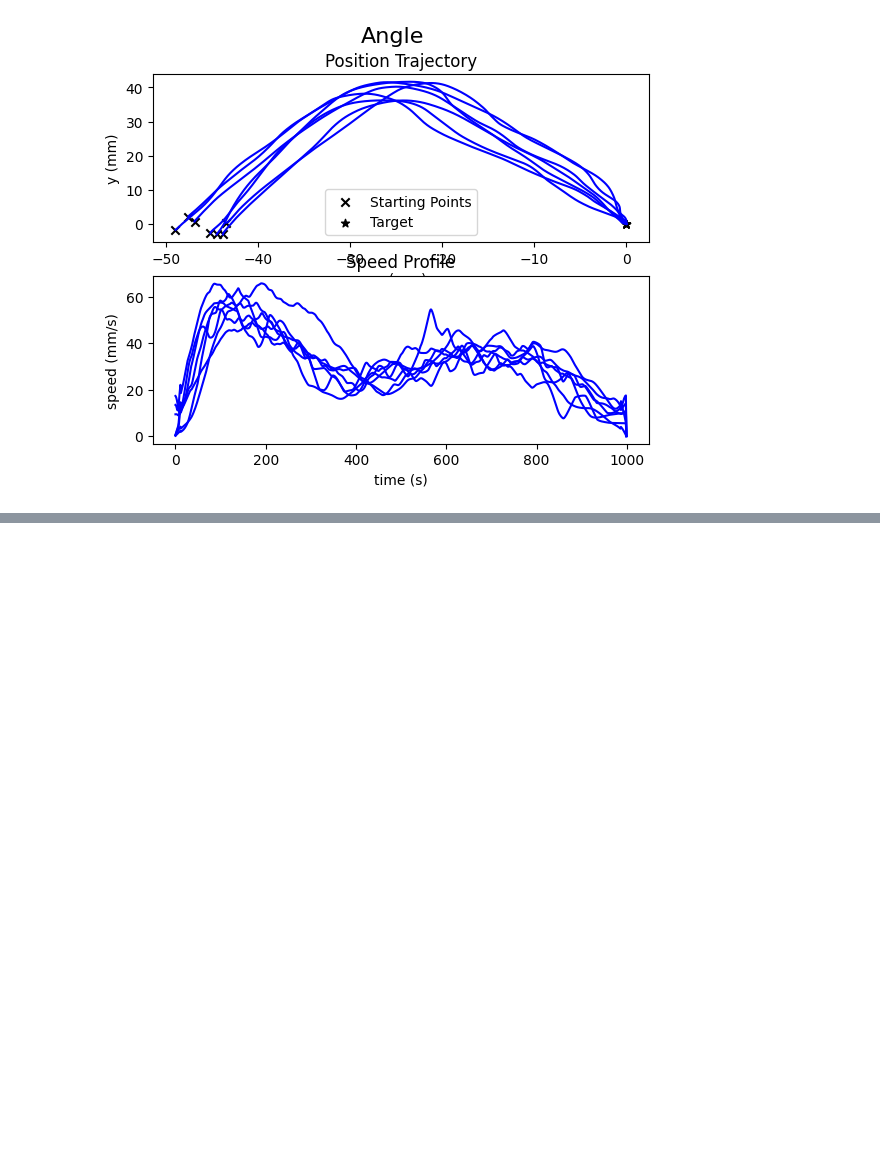
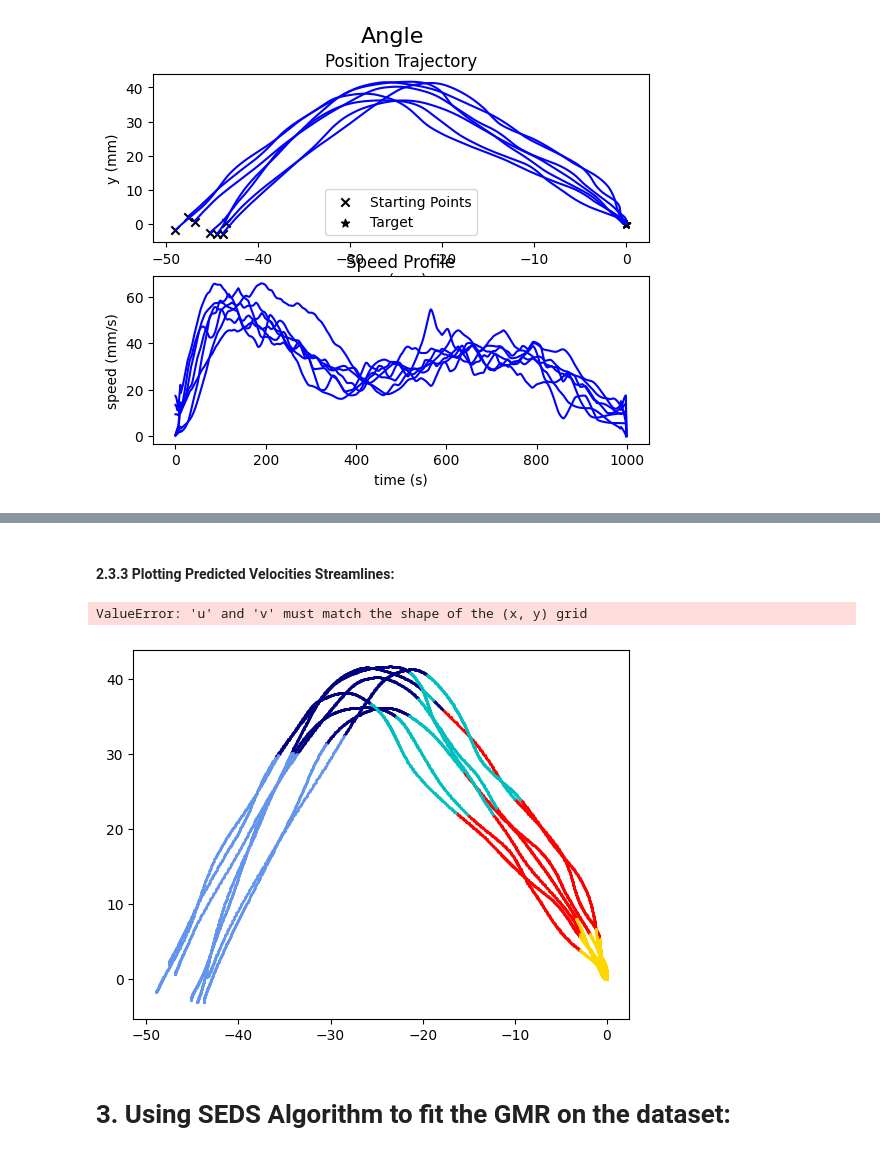
Before and after one commit to vbwanere/SEDS-in-Python, a Jupyter notebook: gmr_lib/GMR_from_scratch.ipynb, the cells around one changed output, grey strips where cells are left out. Drawn from its saved outputs; the diff is of its cells as text; code cells hidden in the pictures; blank space fills up the shorter version.

Commit message:
routines for plotting added

```diff
--- a/gmr_lib/GMR_from_scratch.ipynb
+++ b/gmr_lib/GMR_from_scratch.ipynb
@@ -280,0 +143,6 @@ print("The function predicts the class labels for a given set of input data.\
+# %%
+gmm = GMM(n_components=5, random_state=0)
+gmm.from_samples(angle)
+traj_k = np.argmax(gmm.to_responsibilities(angle), axis=1)
+# %%
+traj_dynamics = angle
@@ -280,0 +193,7 @@ print("The function predicts the class labels for a given set of input data.\
+# %%
+vel = pred_vel('Angle')
+# %%
+pred_vel_u = vel[0]
+pred_vel_v = vel[1]
+# %% [markdown]
+#### 2.3.3 Plotting Predicted Velocities Streamlines:
@@ -280,0 +220,35 @@ print("The function predicts the class labels for a given set of input data.\
+# %%
+# color for each component:
+color_iter_data = itertools.cycle(["red", "navy", "c", "cornflowerblue", "gold",\
+    "darkorange", "green", "blue", "purple", "pink"])
+
+# color for Gaussian ellipses:
+color_iter_gmm = itertools.cycle(["green", "yellow", "black", "cornflowerblue", "gold"])
+
+
+# plt.figure(figsize=(10, 10))
+fig, ax = plt.subplots()
+# plotting clustered datapoints for each component in loop:
+for i in range(gmm.n_components):
+    ax.scatter(traj_dynamics[:, :2][traj_k == i, 0],\
+        traj_dynamics[:, :2][traj_k == i, 1], s=5,\
+        c=next(color_iter_data), marker='.', label='cluster' + str(i + 1))
+
+# plotting Gaussian ellipses for each component in a loop:
+# for i in range(gmm.n_components):
+    # ellipse = plot_gmm(gmm.means[i], gmm.covariances[i], color=next(color_iter_gmm))
+    # ax.add_patch(ellipse)
+
+# plottin streamlines for predicted velocities:
+ax.streamplot(x_grid, y_grid, pred_vel_u, pred_vel_v, density=1)
+
+plt.title('Clustered Data Using GMM')
+plt.legend(scatterpoints=1)
+plt.grid()
+
+plt.show()
+# %% [output]
+ValueError: 'u' and 'v' must match the shape of the (x, y) grid
+[figure, added]
+# %% [markdown]
+# 3. Using SEDS Algorithm to fit the GMR on the dataset:
```
Also changed, not shown: parts of 43 cells of this notebook, 2 other files.
